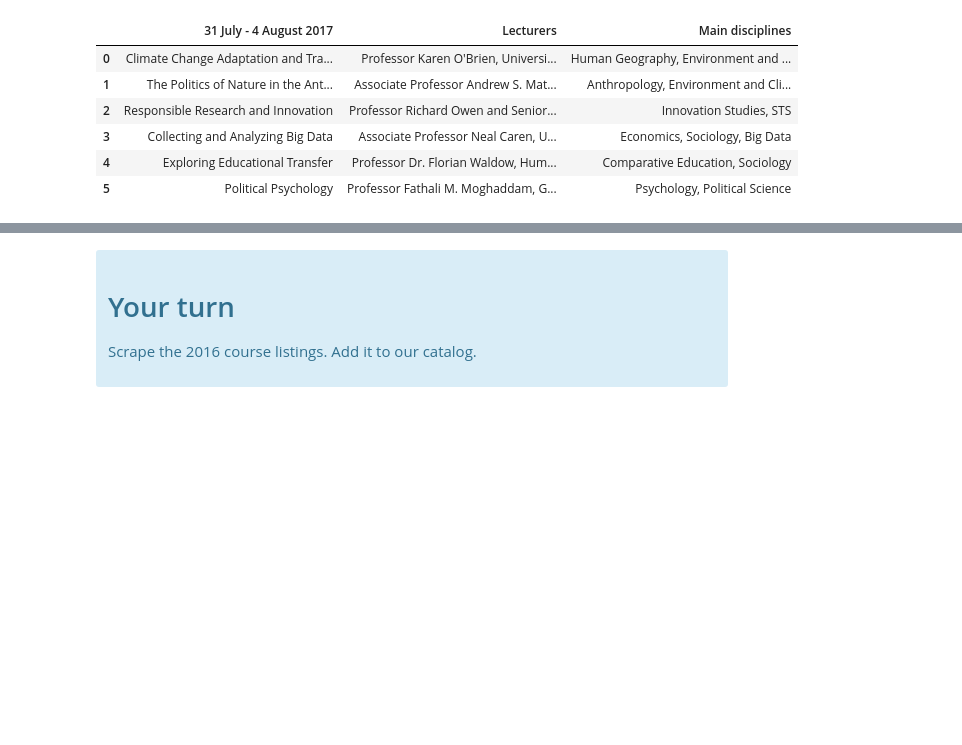
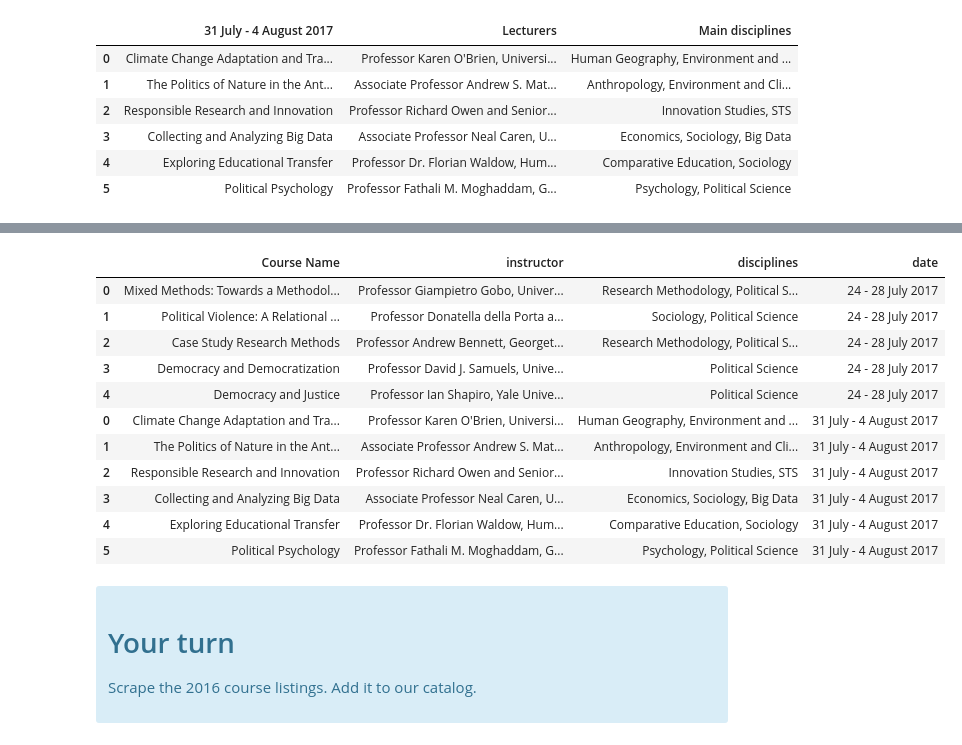
Before and after one commit to nealcaren/CSSS-CABD, a Jupyter notebook: Session05-HTML.ipynb, the cells around one changed output, grey strips where cells are left out. Saved outputs shown, nothing was run; the diff lists cells and outputs as text; code cells hidden in the pictures; blank space fills up the shorter version.

```diff
--- a/Session05-HTML.ipynb
+++ b/Session05-HTML.ipynb
@@ -473,3 +477,18 @@ catalog_df
+# %%
+catalog_df.rename(columns={'title' : 'Course Name'})
+# %% [output]
+|  | Course Name | instructor | disciplines | date |
+| 0 | Mixed Methods: Towards a Methodol... | Professor Giampietro Gobo, Univer... | Research Methodology, Political S... | 24 - 28 July 2017 |
+| 1 | Political Violence: A Relational ... | Professor Donatella della Porta a... | Sociology, Political Science | 24 - 28 July 2017 |
+| 2 | Case Study Research Methods | Professor Andrew Bennett, Georget... | Research Methodology, Political S... | 24 - 28 July 2017 |
+| 3 | Democracy and Democratization | Professor David J. Samuels, Unive... | Political Science | 24 - 28 July 2017 |
+| 4 | Democracy and Justice | Professor Ian Shapiro, Yale Unive... | Political Science | 24 - 28 July 2017 |
+| 0 | Climate Change Adaptation and Tra... | Professor Karen O'Brien, Universi... | Human Geography, Environment and ... | 31 July - 4 August 2017 |
+| 1 | The Politics of Nature in the Ant... | Associate Professor Andrew S. Mat... | Anthropology, Environment and Cli... | 31 July - 4 August 2017 |
+| 2 | Responsible Research and Innovation | Professor Richard Owen and Senior... | Innovation Studies, STS | 31 July - 4 August 2017 |
+| 3 | Collecting and Analyzing Big Data | Associate Professor Neal Caren, U... | Economics, Sociology, Big Data | 31 July - 4 August 2017 |
+| 4 | Exploring Educational Transfer | Professor Dr. Florian Waldow, Hum... | Comparative Education, Sociology | 31 July - 4 August 2017 |
+| 5 | Political Psychology | Professor Fathali M. Moghaddam, G... | Psychology, Political Science | 31 July - 4 August 2017 |
 # %%
 catalog_df.to_csv('catalog.csv', encoding='utf8')
 # %% [markdown]
```
Also changed, not shown: parts of 5 cells of this notebook.
